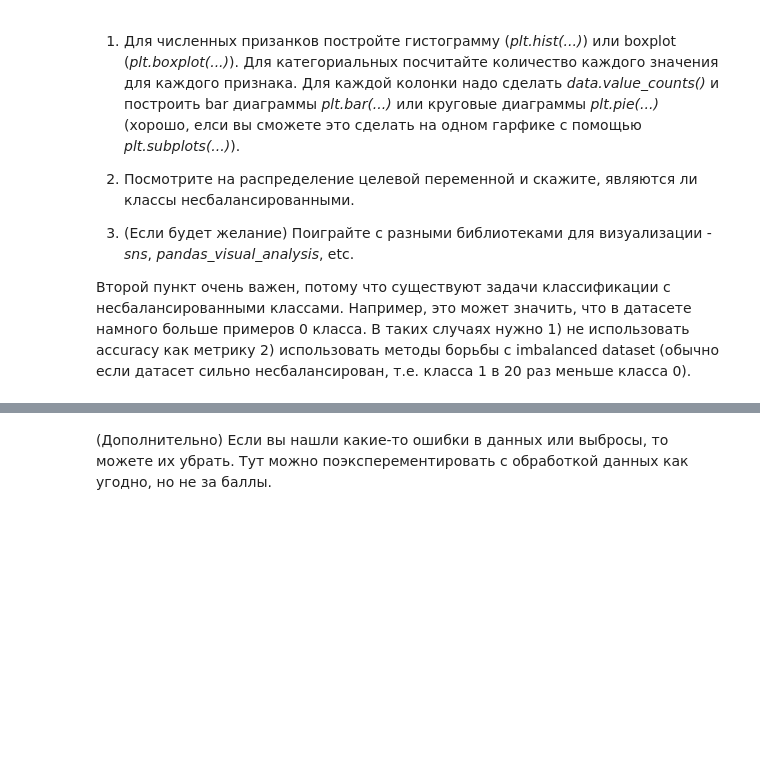
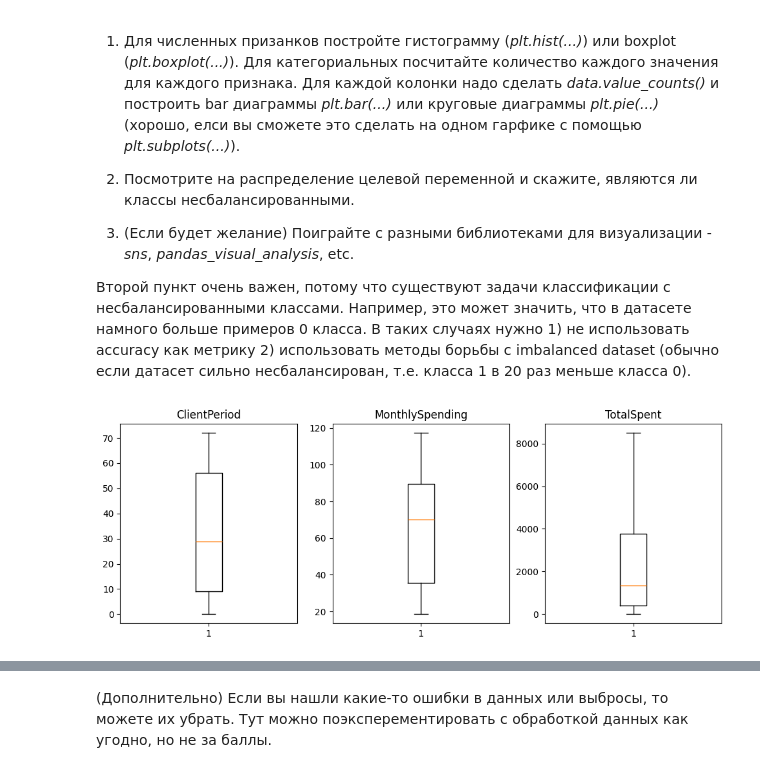
Before and after one commit to Figishe/DeepLearningSchool_part_1_ml_cv, a Jupyter notebook: week_03_composition_model_selection/Homework/hw_3_kaggle.ipynb, the cells around one changed output, grey strips where cells are left out. Cells and saved outputs as stored; diff of their text form; code cells hidden in the pictures; blank space fills up the shorter version.

```diff
--- a/week_03_composition_model_selection/Homework/hw_3_kaggle.ipynb
+++ b/week_03_composition_model_selection/Homework/hw_3_kaggle.ipynb
@@ -105,7 +107,8 @@ from matplotlib import pyplot as plt
 #!gdown 1fGw_-RFwvn_LEdt91Jq-7A-wzG6mmH8r
 #!gdown 199Mt4OYZNaelT83U-HGDsEYs2YcUGQ6y
 # %%
-data = pd.read_csv('./train.csv')
+# data = pd.read_csv('./train.csv')
+data = pd.read_csv('./test.csv')
 # %%
 # Для вашего удобства списки с именами разных колонок
 
@@ -154,21 +172,0 @@ else:
-# %%
-display("Сверяем типы данных для числовых колонок")
-display(data[num_cols].dtypes)
-display("Оказывается, нас обманули и там есть не совсем numeric")
-
-display("Кастуем TotalSpent к numeric явно")
-data["TotalSpent"] = pd.to_numeric(data["TotalSpent"], errors="coerce")
-display(data[num_cols].dtypes)
-
-nans_after_cast = data[num_cols].isna().sum().sum()
-if nans_after_cast > 0:
-    display(
-    f"После этого образовалось некоторое кол-во nan, \
-    а именно {nans_after_cast}"
-    )
-
-    display("Посмотрим на эти строки с nan")
-    display(data[data["TotalSpent"].isna()])
-    nans_percent = 100 * nans_after_cast / len(data)
-    display(f"Их немного относительно общего кол-ва ({nans_percent:.2f}%), можно и дропнуть")
-    data.dropna(inplace=True)
@@ -175,3 +202,5 @@ if nans_after_cast > 0:
+# %%
+data.fillna(0, inplace=True)
 # %% [markdown]
 ## Анализ данных (3 балла)
 
@@ -192,0 +214,10 @@ if nans_after_cast > 0:
+# %%
+# Распределение числовых признаков
+
+fig, axes = plt.subplots(nrows=1, ncols=3, figsize=(12, 4))
+
+for ax, col in zip(axes, num_cols):
+    ax.boxplot(data[col])
+    ax.set_title(col)
+# %% [output]
+[figure, added]
```
Also changed, not shown: parts of 44 cells of this notebook.
